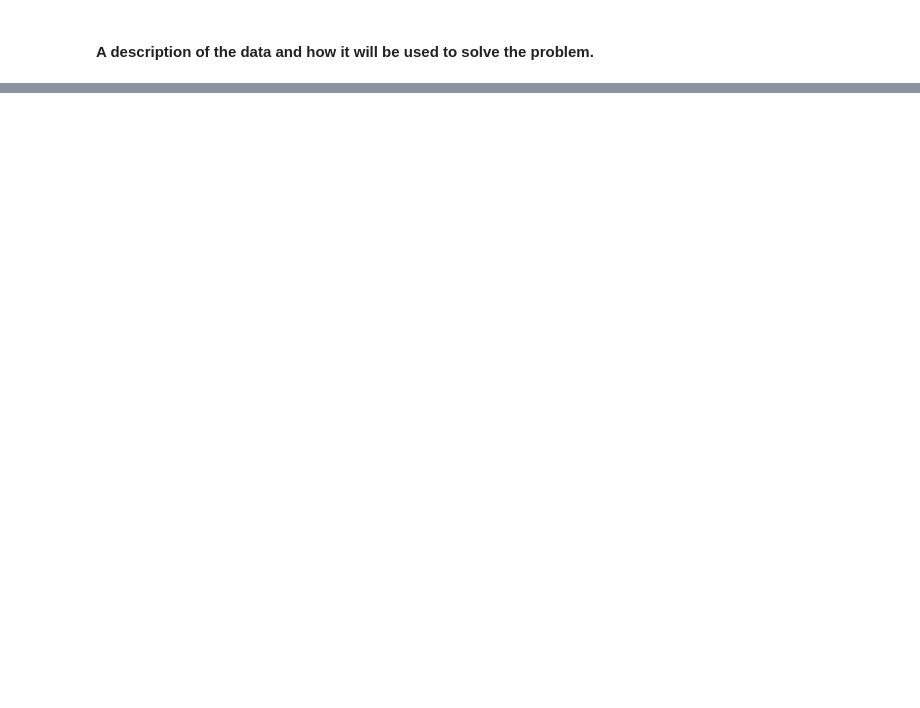
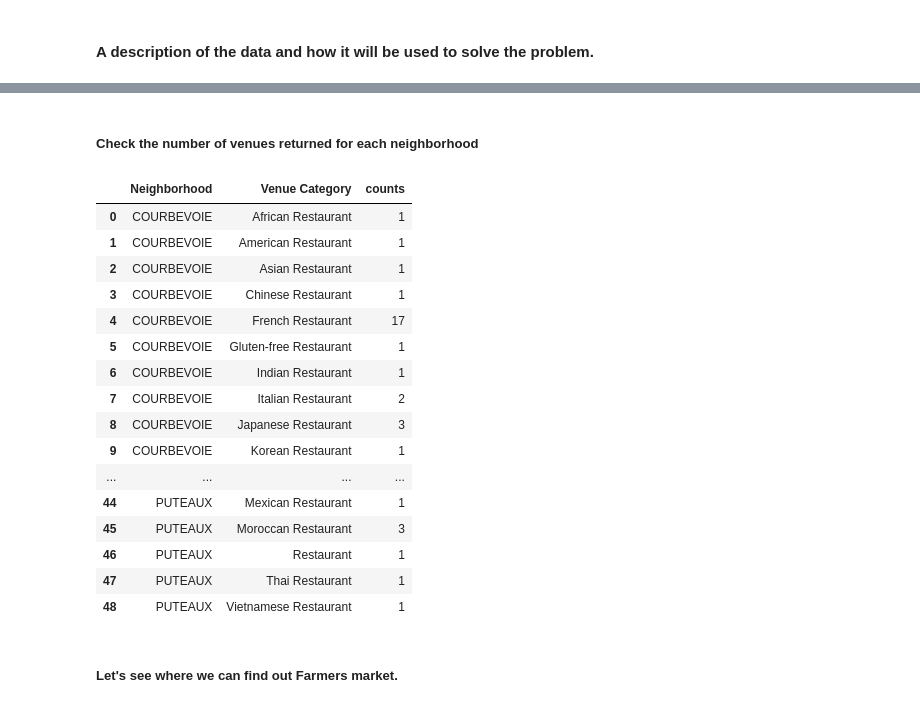
Before and after one commit to HyokyungTH/Coursera_capstone, a Jupyter notebook: Capstone Project - The Battle of Neighborhoods.ipynb, the cells around one changed output, grey strips where cells are left out. Saved outputs shown, nothing was run; the diff lists cells and outputs as text; code cells hidden in the pictures; blank space fills up the shorter version.

```diff
--- a/Capstone Project - The Battle of Neighborhoods.ipynb
+++ b/Capstone Project - The Battle of Neighborhoods.ipynb
@@ -27,0 +251,18 @@ In addition to those tools, we'll analyze the average number of public transport
+# %%
+map_bors_near_ld = folium.Map(location=[latitude, longitude], zoom_start=12)
+
+# add markers to map
+for lat, lng, borough, df_bors_near_ld in zip(df_bors_near_ld["Latitude"], df_bors_near_ld["Longitude"], df_bors_near_ld["Department"], df_bors_near_ld["Borough"]):
+    label = '{}, {}'.format(department, borough)
+    label = folium.Popup(label, parse_html=True)
+    folium.CircleMarker(
+        [lat, lng],
+        radius=5,
+        popup=label,
+        color='blue',
+        fill=True,
+        fill_color='#3186cc',
+        fill_opacity=0.7,
+        parse_html=False).add_to(map_bors_near_ld)
+
+map_bors_near_ld
@@ -27,0 +399,9 @@ In addition to those tools, we'll analyze the average number of public transport
+# %%
+#Define Foursquare Credentials and Version
+CLIENT_ID = 'DCWR3XPE3YXZPVHACVO5T0GFBPOW0PV0KPDWM4OPH2ZRDEJQ' # your Foursquare ID
+CLIENT_SECRET = 'TQ5HFUYL5JNZZ4CTRWTNZZ1QQOMSMPGDREGO0VURQYGX0A34' # your Foursquare Secret
+VERSION = '20200130' # Foursquare API version
+
+print('Your credentails:')
+print('CLIENT_ID: ' + CLIENT_ID)
+print('CLIENT_SECRET:' + CLIENT_SECRET)
@@ -27,0 +458,6 @@ In addition to those tools, we'll analyze the average number of public transport
+# %%
+# Get the nearby venues for boroughs as above.
+ladefense_venues = getNearbyVenues(names=df_bors_near_ld['Borough'],
+                                   latitudes=df_bors_near_ld['Latitude'],
+                                   longitudes=df_bors_near_ld['Longitude']
+                                  )
@@ -27,0 +482,25 @@ In addition to those tools, we'll analyze the average number of public transport
+# %% [markdown]
+##### Check the number of venues returned for each neighborhood
+# %%
+ladefense_venues_restaurant=ladefense_venues[ladefense_venues['Venue Category'].str.contains("Restaurant")]
+ladefense_venues_restaurant.groupby(['Neighborhood', 'Venue Category']).size().reset_index(name='counts')
+# %% [output]
+|  | Neighborhood | Venue Category | counts |
+| 0 | COURBEVOIE | African Restaurant | 1 |
+| 1 | COURBEVOIE | American Restaurant | 1 |
+| 2 | COURBEVOIE | Asian Restaurant | 1 |
+| 3 | COURBEVOIE | Chinese Restaurant | 1 |
+| 4 | COURBEVOIE | French Restaurant | 17 |
+| 5 | COURBEVOIE | Gluten-free Restaurant | 1 |
+| 6 | COURBEVOIE | Indian Restaurant | 1 |
+| 7 | COURBEVOIE | Italian Restaurant | 2 |
+| 8 | COURBEVOIE | Japanese Restaurant | 3 |
+| 9 | COURBEVOIE | Korean Restaurant | 1 |
+| ... | ... | ... | ... |
+| 44 | PUTEAUX | Mexican Restaurant | 1 |
+| 45 | PUTEAUX | Moroccan Restaurant | 3 |
+| 46 | PUTEAUX | Restaurant | 1 |
+| 47 | PUTEAUX | Thai Restaurant | 1 |
+| 48 | PUTEAUX | Vietnamese Restaurant | 1 |
+# %% [markdown]
+##### Let's see where we can find out Farmers market.
```
Also changed, not shown: parts of 92 cells of this notebook.
